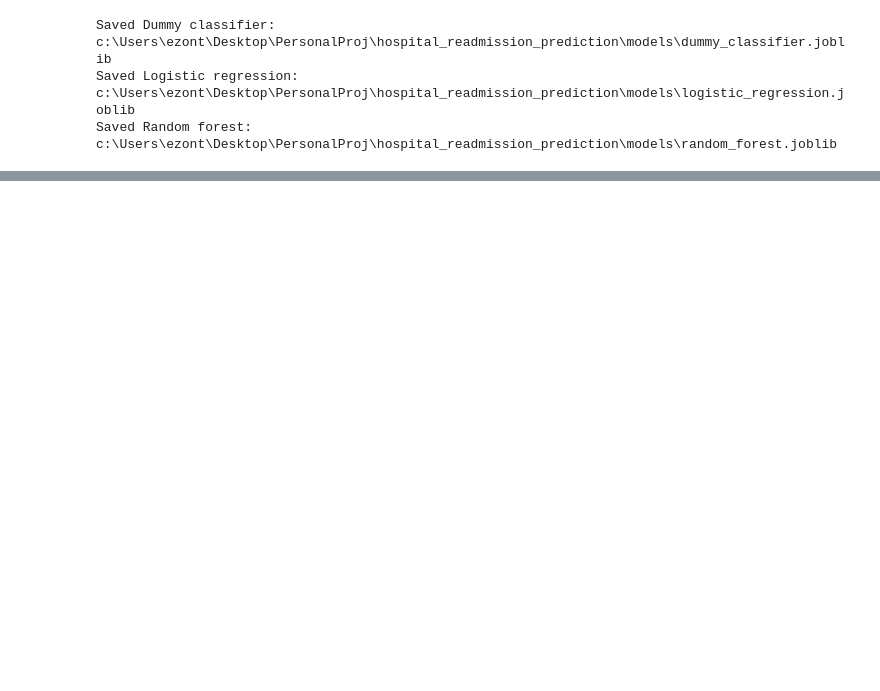
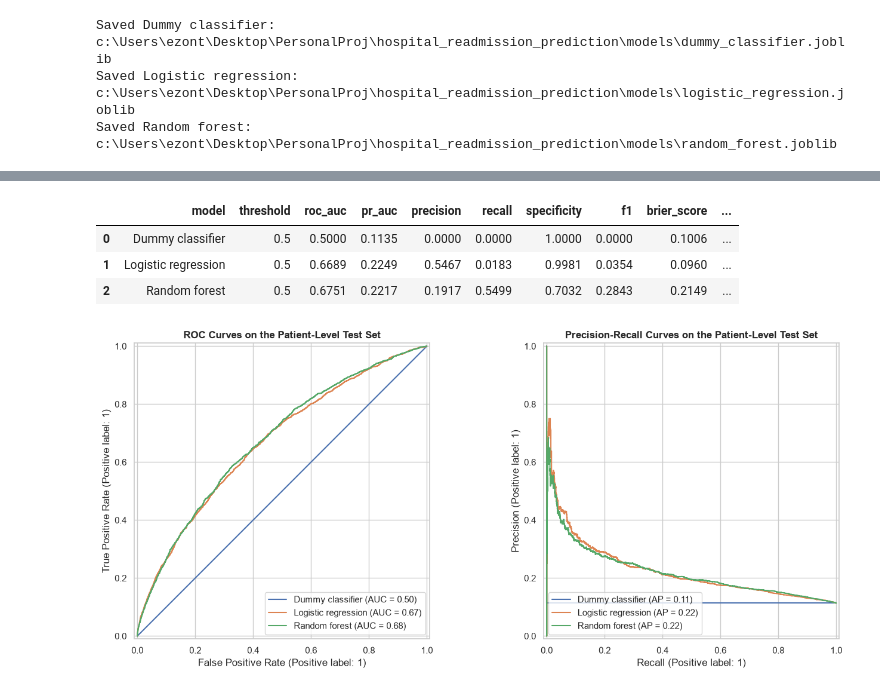
Before and after one commit to adanyabaileyportfolio/hospital_readmission_prediction, a Jupyter notebook: notebooks/03_modeling.ipynb, the cells around one changed output, grey strips where cells are left out. Cells and saved outputs as stored; diff of their text form; code cells hidden in the pictures; blank space fills up the shorter version.

Commit message:
Evaluate readmission models and threshold tradeoffs

```diff
--- a/notebooks/03_modeling.ipynb
+++ b/notebooks/03_modeling.ipynb
@@ -29,7 +29,10 @@ clean_data_path = (
 )
 
 tables_path = project_root / "reports" / "tables"
+figures_path = project_root / "reports" / "figures"
+
 tables_path.mkdir(parents=True, exist_ok=True)
+figures_path.mkdir(parents=True, exist_ok=True)
 
 encounters = pd.read_csv(clean_data_path, low_memory=False)
 
@@ -347,0 +375,16 @@ Saved Random forest: c:\Users\ezont\Desktop\PersonalProj\hospital_readmission_pr
+# %%
+models_path = project_root / "models"
+
+evaluated_models = {
+    "Dummy classifier": joblib.load(
+        models_path / "dummy_classifier.joblib"
+    ),
+    "Logistic regression": joblib.load(
+        models_path / "logistic_regression.joblib"
+    ),
+    "Random forest": joblib.load(
+        models_path / "random_forest.joblib"
+    )
+}
+
+print("Loaded models:", list(evaluated_models.keys()))
@@ -347,0 +484,12 @@ Saved Random forest: c:\Users\ezont\Desktop\PersonalProj\hospital_readmission_pr
+# %%
+evaluation_results.to_csv(
+    tables_path / "model_evaluation_default_threshold.csv",
+    index=False
+)
+
+evaluation_results.round(4)
+# %% [output]
+|  | model | threshold | roc_auc | pr_auc | precision | recall | specificity | f1 | brier_score | ... |
+| 0 | Dummy classifier | 0.5 | 0.5000 | 0.1135 | 0.0000 | 0.0000 | 1.0000 | 0.0000 | 0.1006 | ... |
+| 1 | Logistic regression | 0.5 | 0.6689 | 0.2249 | 0.5467 | 0.0183 | 0.9981 | 0.0354 | 0.0960 | ... |
+| 2 | Random forest | 0.5 | 0.6751 | 0.2217 | 0.1917 | 0.5499 | 0.7032 | 0.2843 | 0.2149 | ... |
@@ -347,0 +498,38 @@ Saved Random forest: c:\Users\ezont\Desktop\PersonalProj\hospital_readmission_pr
+# %%
+fig, axes = plt.subplots(1, 2, figsize=(14, 6))
+
+for model_name, probabilities in predicted_probabilities.items():
+    RocCurveDisplay.from_predictions(
+        y_test,
+        probabilities,
+        name=model_name,
+        ax=axes[0]
+    )
+
+    PrecisionRecallDisplay.from_predictions(
+        y_test,
+        probabilities,
+        name=model_name,
+        ax=axes[1]
+    )
+
+axes[0].set_title(
+    "ROC Curves on the Patient-Level Test Set",
+    fontweight="bold"
+)
+axes[1].set_title(
+    "Precision-Recall Curves on the Patient-Level Test Set",
+    fontweight="bold"
+)
+
+plt.tight_layout()
+
+plt.savefig(
+    figures_path / "roc_and_precision_recall_curves.png",
+    dpi=300,
+    bbox_inches="tight"
+)
+
+plt.show()
+# %% [output]
+[figure, added]
```
Also changed, not shown: parts of 11 cells of this notebook, 6 other files.
